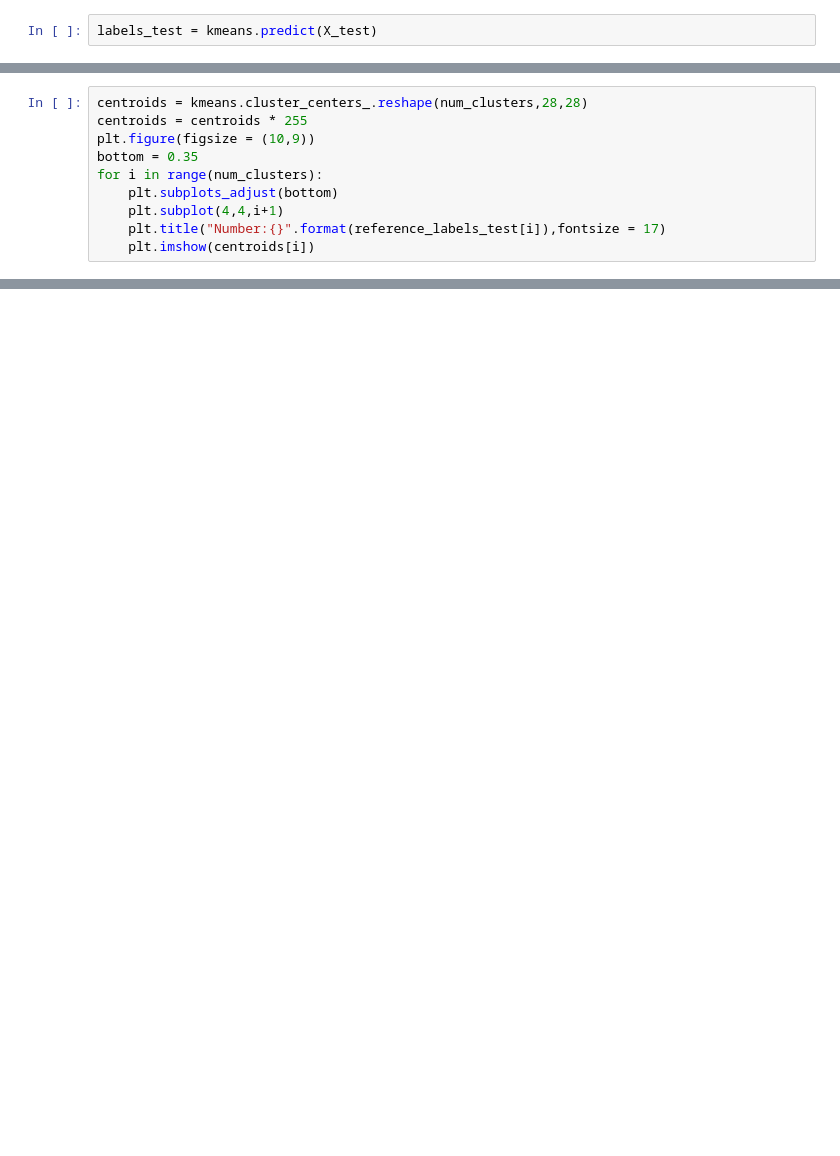
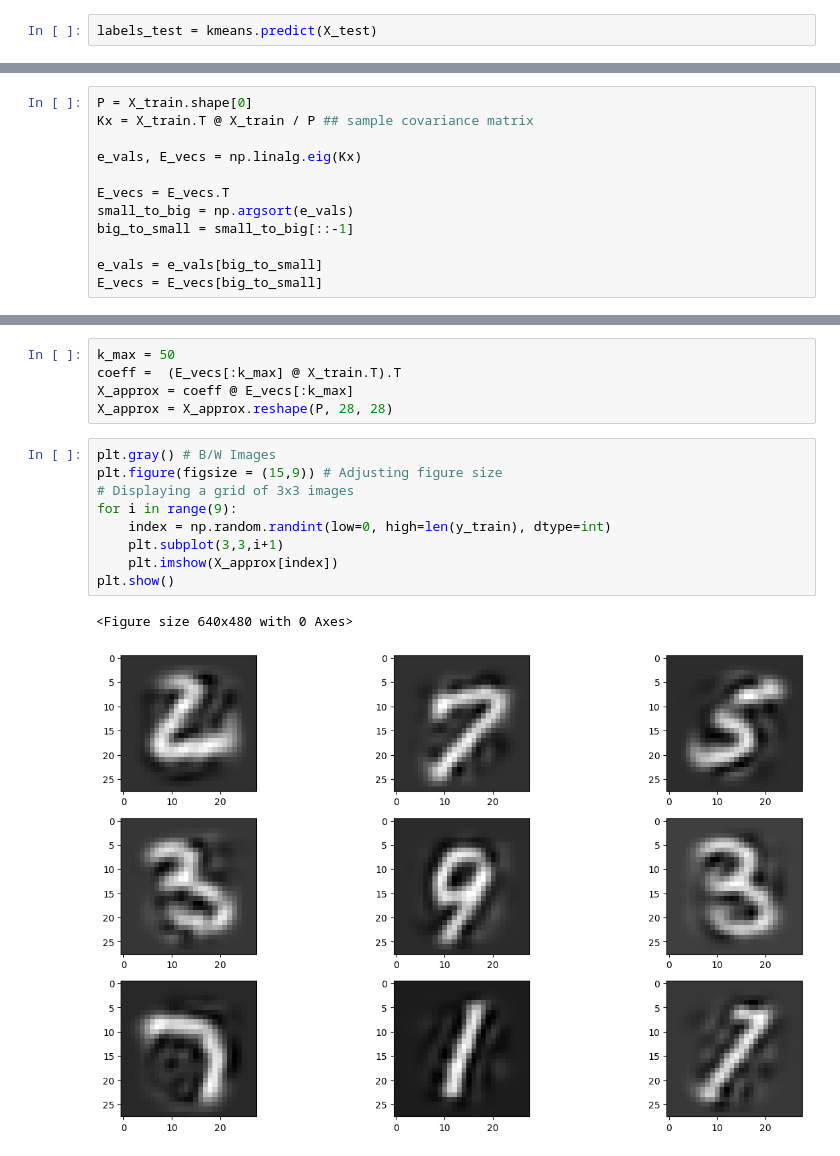
Before and after one commit to keithchugg/ee499_ml_spring23, a Jupyter notebook: 8.1_kmeans_MNIST.ipynb, the cells around one changed output, grey strips where cells are left out. Drawn from its saved outputs; the diff is of its cells as text; blank space fills up the shorter version.

Commit message:
Add PCA to kmeans

```diff
--- a/8.1_kmeans_MNIST.ipynb
+++ b/8.1_kmeans_MNIST.ipynb
@@ -290,10 +304,0 @@ Test Accuracy Score (%): 60.17
-# %%
-centroids = kmeans.cluster_centers_.reshape(num_clusters,28,28)
-centroids = centroids * 255
-plt.figure(figsize = (10,9))
-bottom = 0.35
-for i in range(num_clusters):
-    plt.subplots_adjust(bottom)
-    plt.subplot(4,4,i+1)
-    plt.title("Number:{}".format(reference_labels_test[i]),fontsize = 17)
-    plt.imshow(centroids[i])
@@ -299,0 +311,12 @@ for i in range(num_clusters):
+# %%
+P = X_train.shape[0]
+Kx = X_train.T @ X_train / P ## sample covariance matrix
+
+e_vals, E_vecs = np.linalg.eig(Kx)
+
+E_vecs = E_vecs.T
+small_to_big = np.argsort(e_vals)
+big_to_small = small_to_big[::-1]
+
+e_vals = e_vals[big_to_small]
+E_vecs = E_vecs[big_to_small]
@@ -299,0 +362,17 @@ for i in range(num_clusters):
+# %%
+k_max = 50
+coeff =  (E_vecs[:k_max] @ X_train.T).T
+X_approx = coeff @ E_vecs[:k_max]
+X_approx = X_approx.reshape(P, 28, 28)
+# %%
+plt.gray() # B/W Images
+plt.figure(figsize = (15,9)) # Adjusting figure size
+# Displaying a grid of 3x3 images
+for i in range(9):
+    index = np.random.randint(low=0, high=len(y_train), dtype=int)
+    plt.subplot(3,3,i+1)
+    plt.imshow(X_approx[index])
+plt.show()
+# %% [output]
+<Figure size 640x480 with 0 Axes>
+[figure, added]
```
Also changed, not shown: parts of 13 cells of this notebook.
